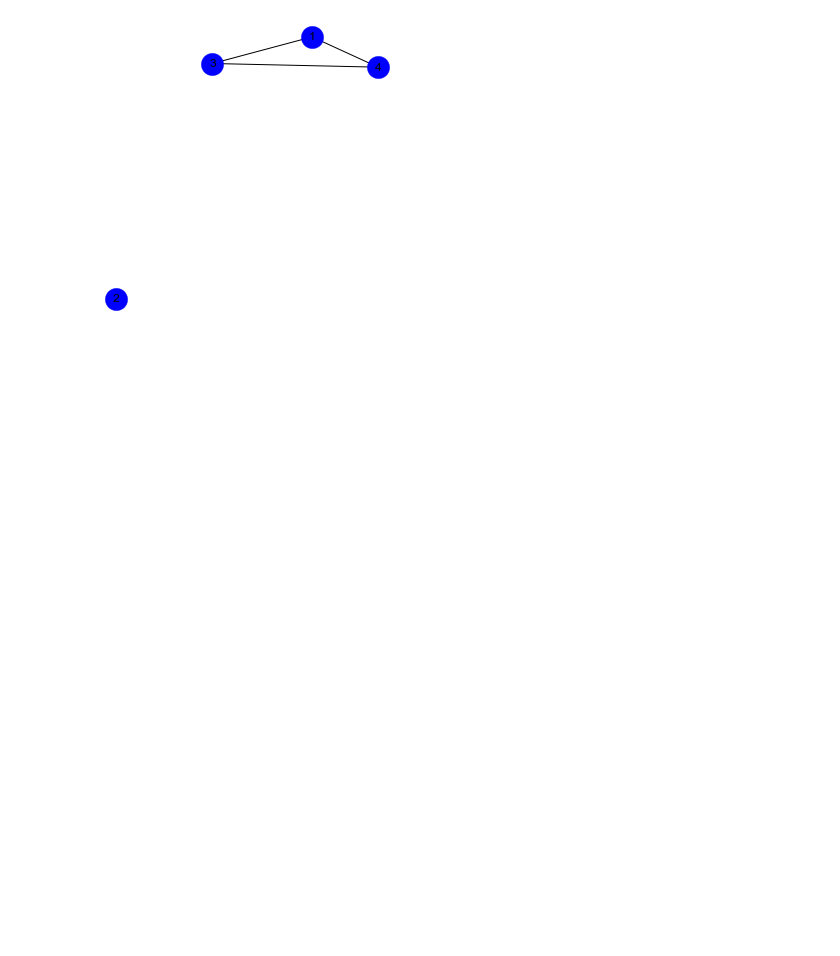
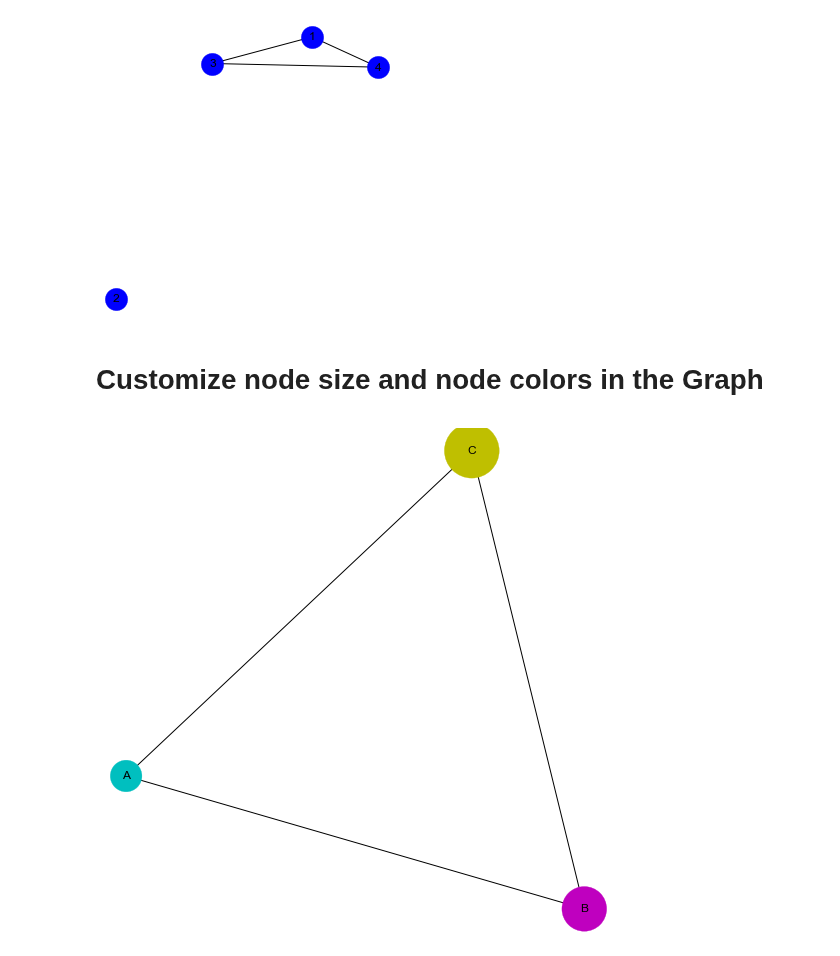
Before and after one commit to JayantGoel001/GraphsAndSocialNetworkAnalytics, a Jupyter notebook: Defining Functions.ipynb, the cells around one changed output. Cells and saved outputs as stored; diff of their text form; code cells hidden in the pictures; blank space fills up the shorter version.

```diff
--- a/Defining Functions.ipynb
+++ b/Defining Functions.ipynb
@@ -72,3 +72,24 @@ deleteEdge()
 # %% [output]
 [figure]
 [figure]
+# %% [markdown]
+# Customize node size and node colors in the Graph
+# %%
+def custom_node_size_and_node_color():
+    G = nx.Graph()
+
+    G.add_edge('A','B')
+    G.add_edges_from([('B','C'),('C','A')])
+    plt.figure(figsize=(7,7))
+
+    nodelist = ['A','B','C']
+
+    colorlist = ['c','m','y']
+
+    nodesize = [1000,2000,3000]
+    nx.draw(G,with_labels=True,node_color=colorlist,node_size=nodesize,nodelist=nodelist)
+    plt.show()
+# %%
+custom_node_size_and_node_color()
+# %% [output]
+[figure, added]
```
